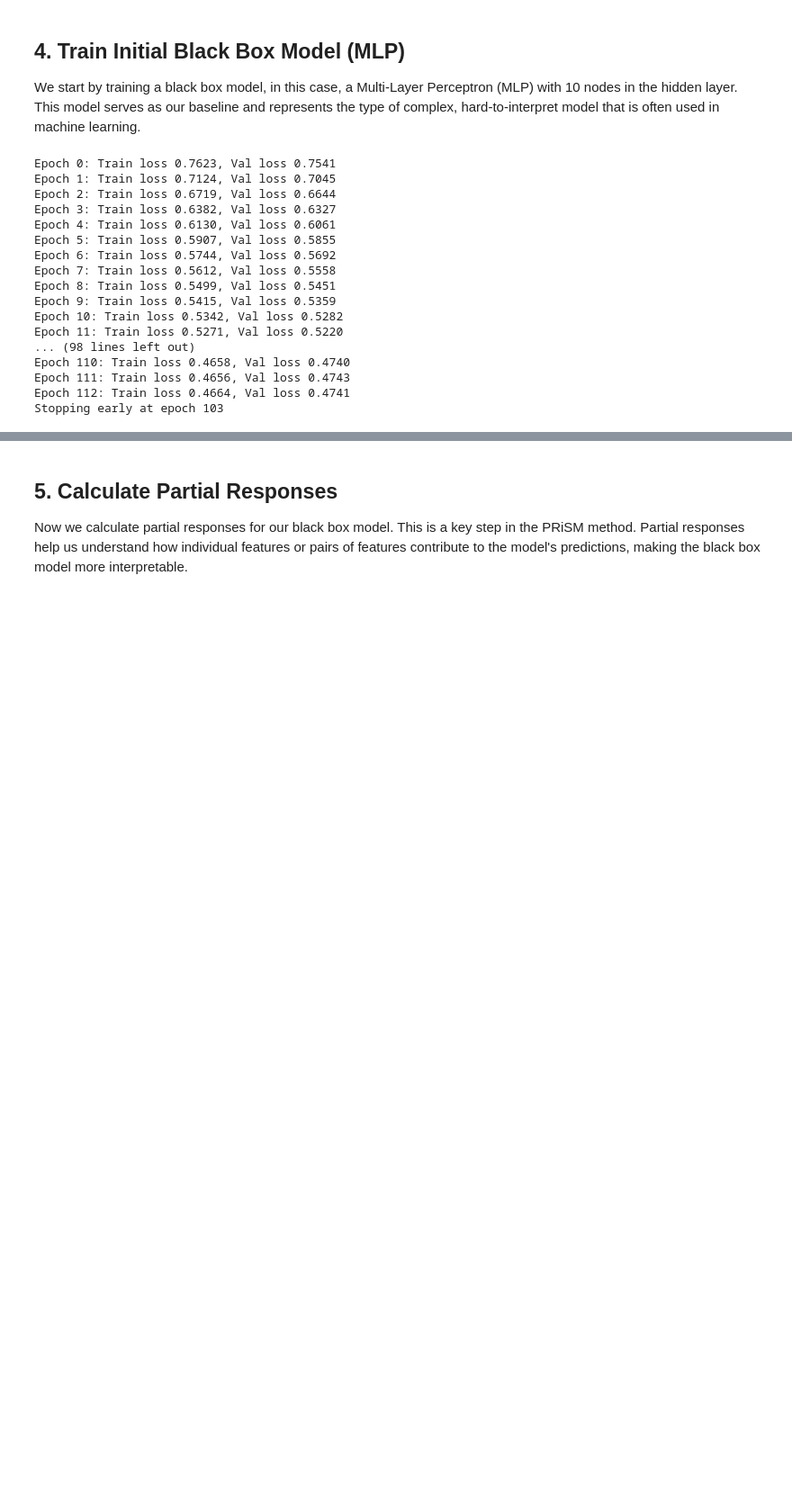
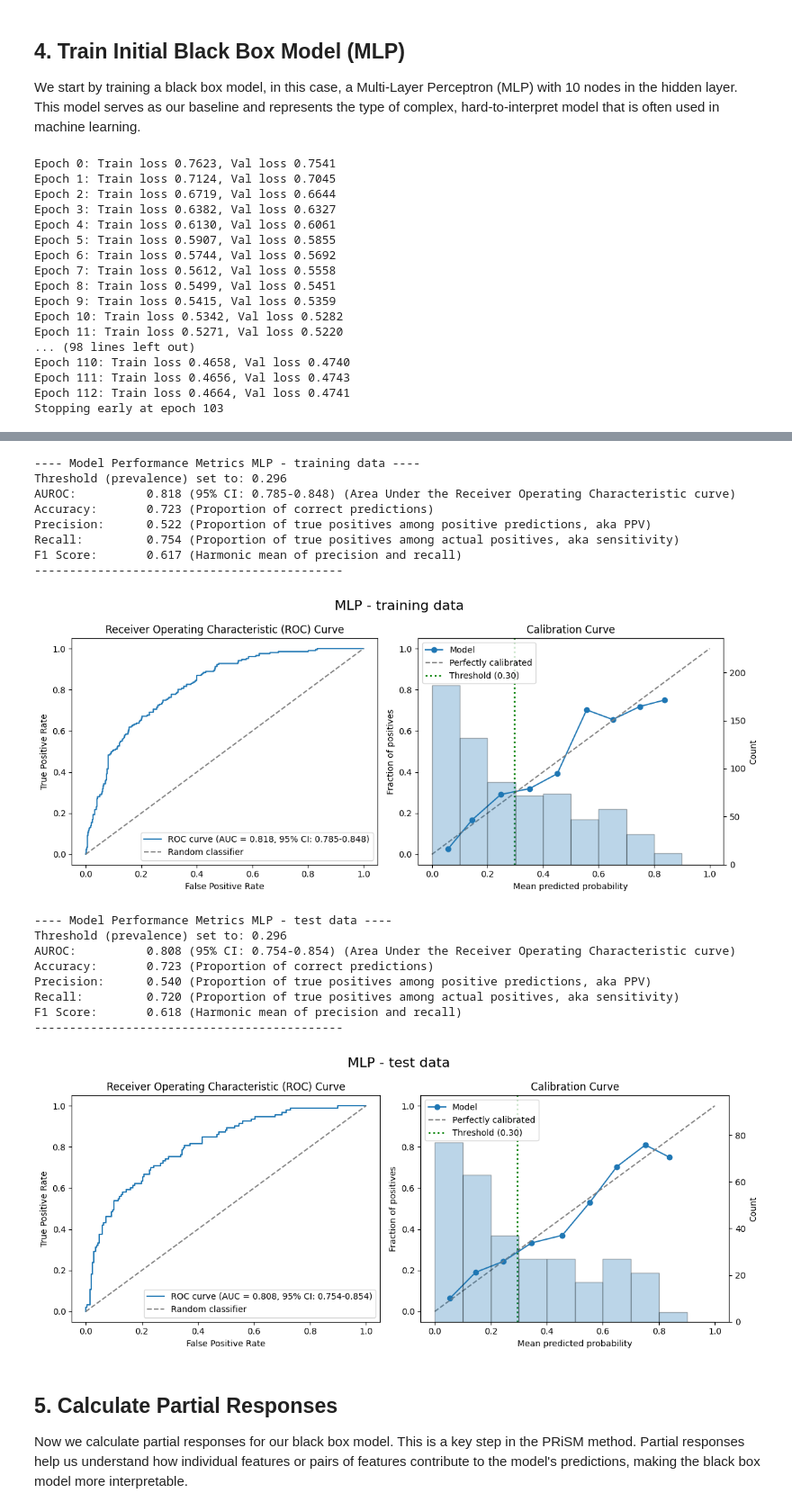
Before and after one commit to AIBCTS/PRiSM, a Jupyter notebook: notebooks/4.00-hpi-german-cc-example.ipynb, the cells around one changed output, grey strips where cells are left out. Shown at 90% size. Cells and saved outputs as stored; diff of their text form; code cells hidden in the pictures; blank space fills up the shorter version.

Commit message:
model metrics and comparison ROC and calibration plots; plot side-by-side nomograms

```diff
--- a/notebooks/4.00-hpi-german-cc-example.ipynb
+++ b/notebooks/4.00-hpi-german-cc-example.ipynb
@@ -294,3 +256,29 @@ auc upper ci: 0.861
+# %%
+y_pred_train_blackbox = blackbox_model.predict(X_train_tensor)
+y_pred_test_blackbox = blackbox_model.predict(X_test_tensor)
+
+# Evaluate MLP
+results_mlp_train = evaluate_model_performance(y_train, y_pred_train_blackbox, y_train, title="MLP - training data")
+results_mlp_test = evaluate_model_performance(y_test, y_pred_test_blackbox, y_train, title="MLP - test data")
+# %% [output]
+---- Model Performance Metrics MLP - training data ----
+Threshold (prevalence) set to: 0.296
+AUROC:          0.818 (95% CI: 0.785-0.848) (Area Under the Receiver Operating Characteristic curve)
+Accuracy:       0.723 (Proportion of correct predictions)
+Precision:      0.522 (Proportion of true positives among positive predictions, aka PPV)
+Recall:         0.754 (Proportion of true positives among actual positives, aka sensitivity)
+F1 Score:       0.617 (Harmonic mean of precision and recall)
+--------------------------------------------
+[figure, added]
+---- Model Performance Metrics MLP - test data ----
+Threshold (prevalence) set to: 0.296
+AUROC:          0.808 (95% CI: 0.754-0.854) (Area Under the Receiver Operating Characteristic curve)
+Accuracy:       0.723 (Proportion of correct predictions)
+Precision:      0.540 (Proportion of true positives among positive predictions, aka PPV)
+Recall:         0.720 (Proportion of true positives among actual positives, aka sensitivity)
+F1 Score:       0.618 (Harmonic mean of precision and recall)
+--------------------------------------------
+[figure, added]
 # %% [markdown]
 ## 5. Calculate Partial Responses
 
```
Also changed, not shown: parts of 12 cells of this notebook, 3 other files.
